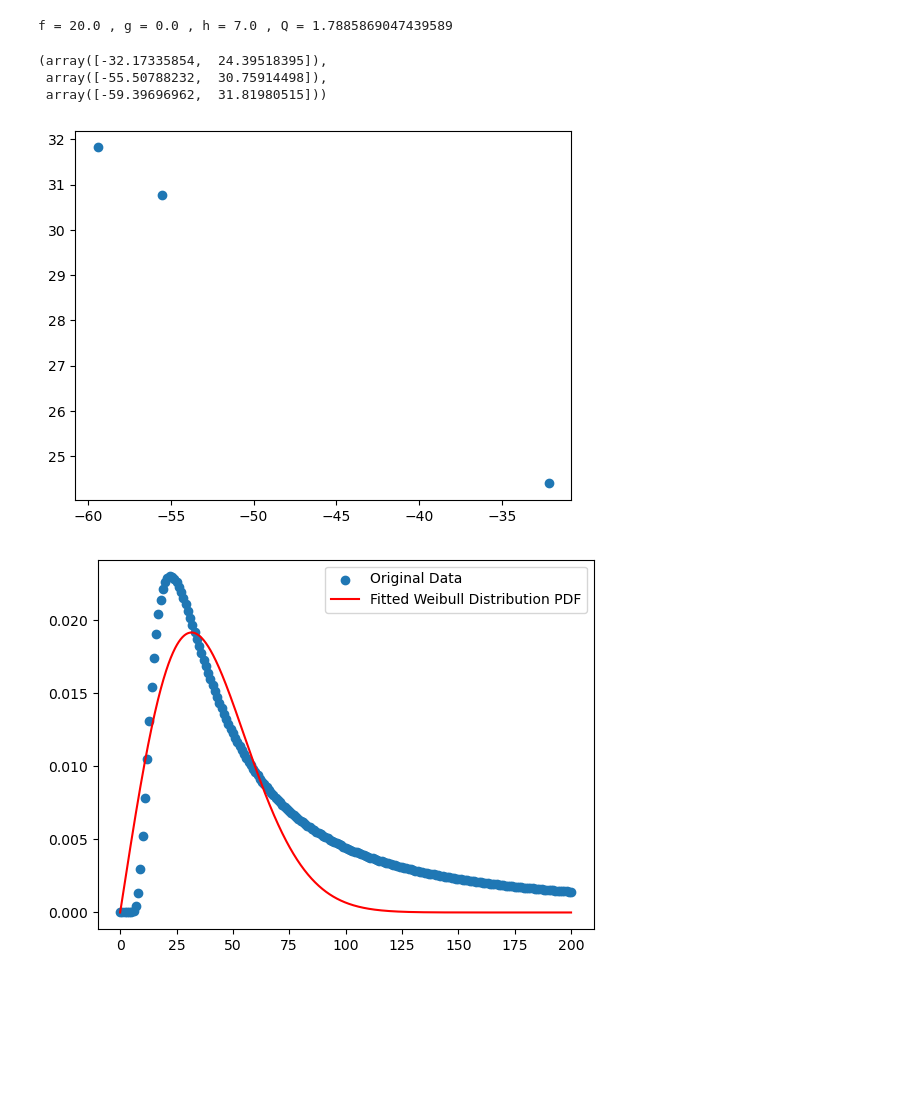
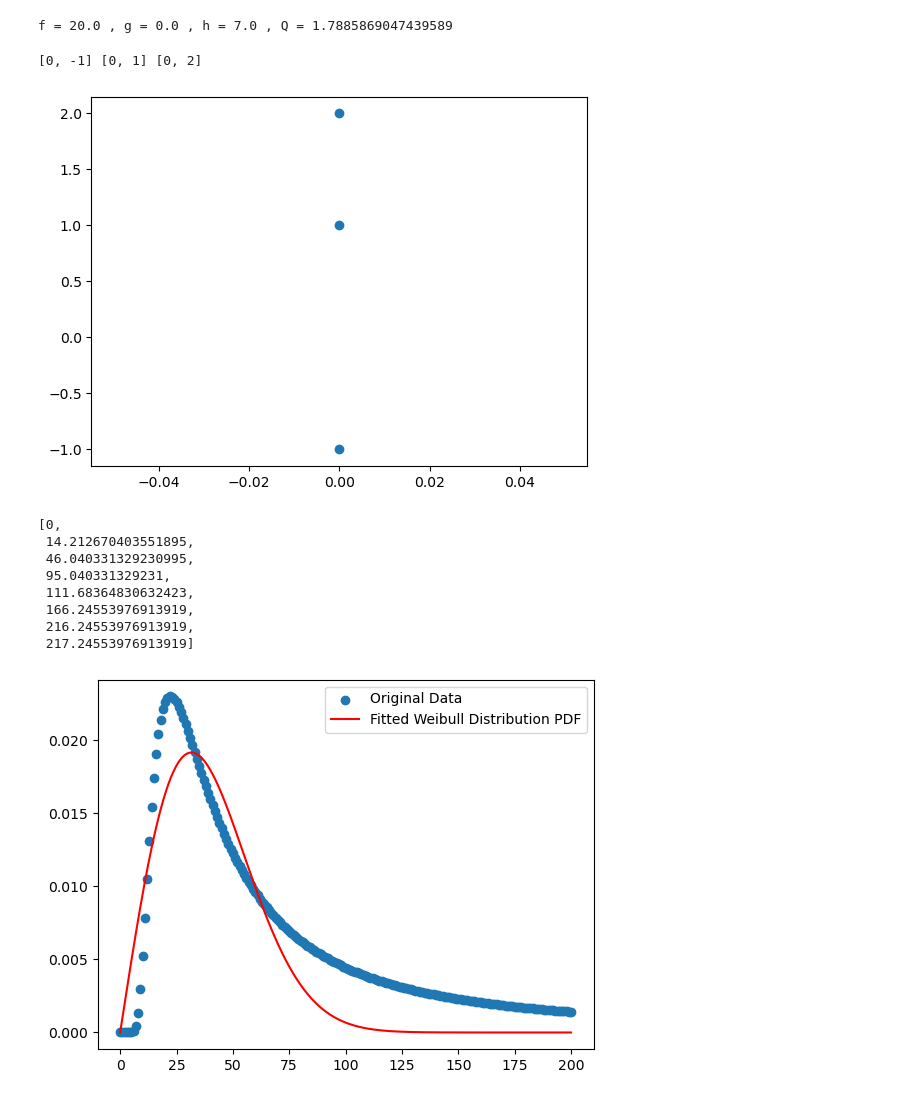
Before and after one commit to karina-regina/Expo7, a Jupyter notebook: PYTHON/estimation_gas_leak_location.ipynb, the cells around one changed output. Cells and saved outputs as stored; diff of their text form; code cells hidden in the pictures; blank space fills up the shorter version.

```diff
--- a/PYTHON/estimation_gas_leak_location.ipynb
+++ b/PYTHON/estimation_gas_leak_location.ipynb
@@ -190,22 +190,41 @@ for Stability_Iteration in range(1,7):
         DataDict['Negative Gradient'].append(neg_grad)
         DataDict['Positive Gradient'].append(pos_grad)
         DataDict['Stability Class'].append(Stability_Iteration)
-# %%
-pd.DataFrame(DataDict).to_excel('LDA_Data.xlsx')
-theta=-np.pi/4
-np.array([[np.cos(theta), -np.sin(theta)],[np.sin(theta), np.cos(theta)]]) @ [1,1]
-
-Crosswind_list=[[0,1],[-23,23],[-32,12],[9,36],[50,50],[50,0],[0,50],[50,51]]
-sorted(Crosswind_list, key=lambda coord: max(coord[0], coord[1]))
-#plt.scatter([31.89101615, 44.07754963, 46.10863854],[24.76313972, 45.65544457, 49.13749537])
-a=np.array([[np.cos(theta), -np.sin(theta)],[np.sin(theta), np.cos(theta)]]) @ [-40.0, -5.5]
-b=np.array([[np.cos(theta), -np.sin(theta)],[np.sin(theta), np.cos(theta)]]) @[-61.0, -17.5]
-c=np.array([[np.cos(theta), -np.sin(theta)],[np.sin(theta), np.cos(theta)]]) @ [-64.5, -19.5]
-
-plt.scatter([a[0],b[0],c[0]],[a[1],b[1],c[1]])
-a,b,c
-# %% [output]
-(array([-32.17335854,  24.39518395]),
- array([-55.50788232,  30.75914498]),
- array([-59.39696962,  31.81980515]))
-[figure, removed]
+# %%
+theta=np.pi/3
+a=np.array([[math.cos(theta), -math.sin(theta)],[math.sin(theta), math.cos(theta)]]) @ [0, -1]
+b=np.array([[math.cos(theta), -math.sin(theta)],[math.sin(theta), math.cos(theta)]]) @[0,1]
+c=np.array([[math.cos(theta), -math.sin(theta)],[math.sin(theta), math.cos(theta)]]) @ [0, 2]
+
+theta=-np.pi/3
+a=np.array([[math.cos(theta), -math.sin(theta)],[math.sin(theta), math.cos(theta)]]) @ a
+b=np.array([[math.cos(theta), -math.sin(theta)],[math.sin(theta), math.cos(theta)]]) @b
+c=np.array([[math.cos(theta), -math.sin(theta)],[math.sin(theta), math.cos(theta)]]) @ c
+
+plt.scatter([round(a[0],2),round(b[0],2),round(c[0],2)],[round(a[1],2),round(b[1],2),round(c[1],2)])
+print([0, -1],[0,1], [0, 2])
+# %% [output]
+[0, -1] [0, 1] [0, 2]
+[figure, added]
+# %%
+pd.DataFrame(DataDict).to_excel('LDA_Data.xlsx')
+theta= np.tan((-17.5 - -19.5)/(-64.5 - -61))
+np.array([[np.cos(theta), -np.sin(theta)],[np.sin(theta), np.cos(theta)]]) @ [1,1]
+Crosswind_list_copy=[[0,1],[-23,23],[-32,12],[9,36],[50,50],[50,0],[0,50],[50,51]]
+Crosswind_list=[[0,1],[-23,23],[-32,12],[9,36],[50,50],[50,0],[0,50],[50,51]]
+concen = [1,2,3,4,5,6,7,8]
+indices=[]
+distance=[0]
+Crosswind_list=sorted(Crosswind_list)
+for i in range(len(Crosswind_list)-1):
+    distance.append(distance[-1]+math.dist(Crosswind_list[i],Crosswind_list[i+1]))
+distance
+# %% [output]
+[0,
+ 14.212670403551895,
+ 46.040331329230995,
+ 95.040331329231,
+ 111.68364830632423,
+ 166.24553976913919,
+ 216.24553976913919,
+ 217.24553976913919]
```
Also changed, not shown: parts of 1 cell of this notebook, 1 other file.
